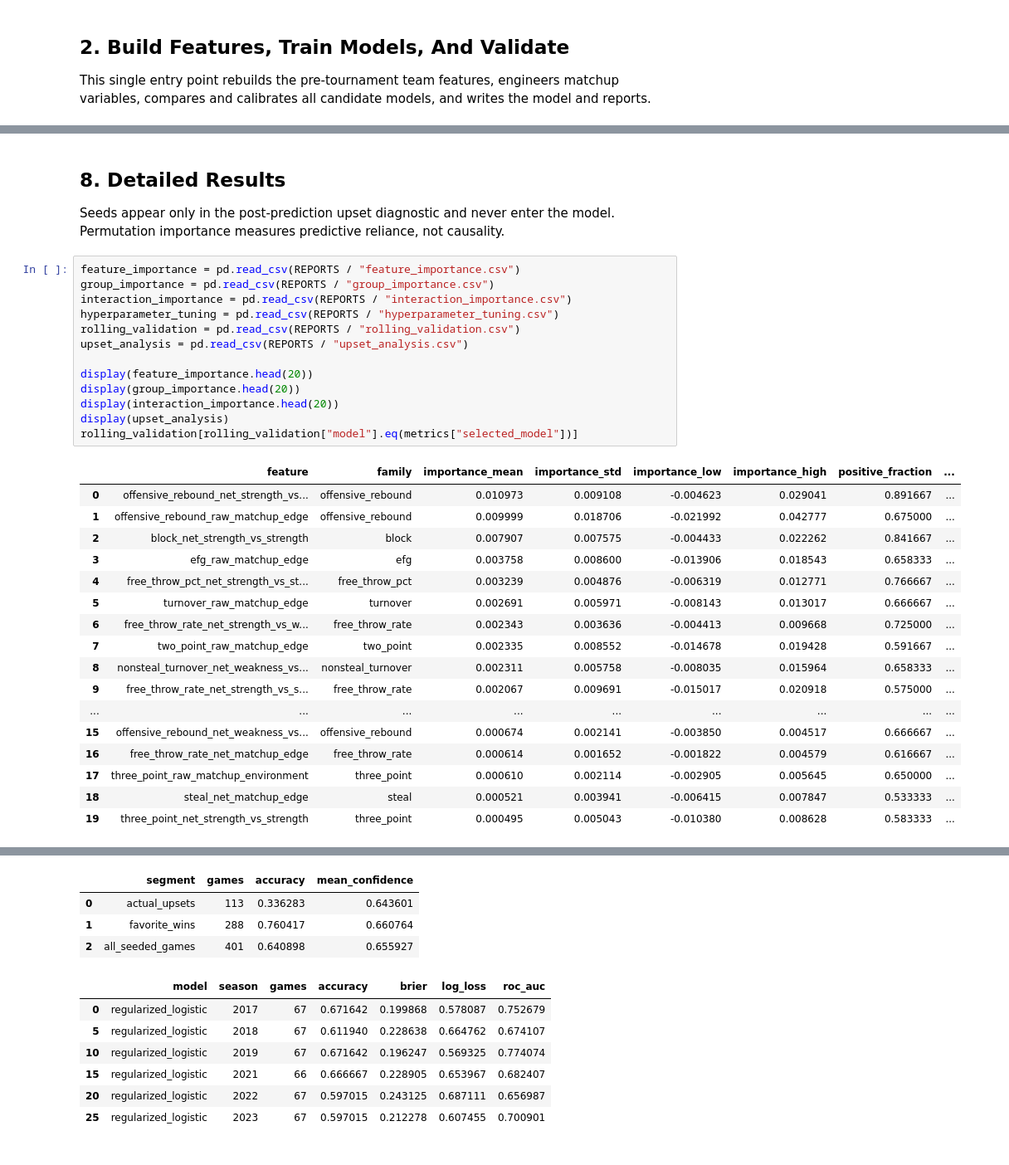
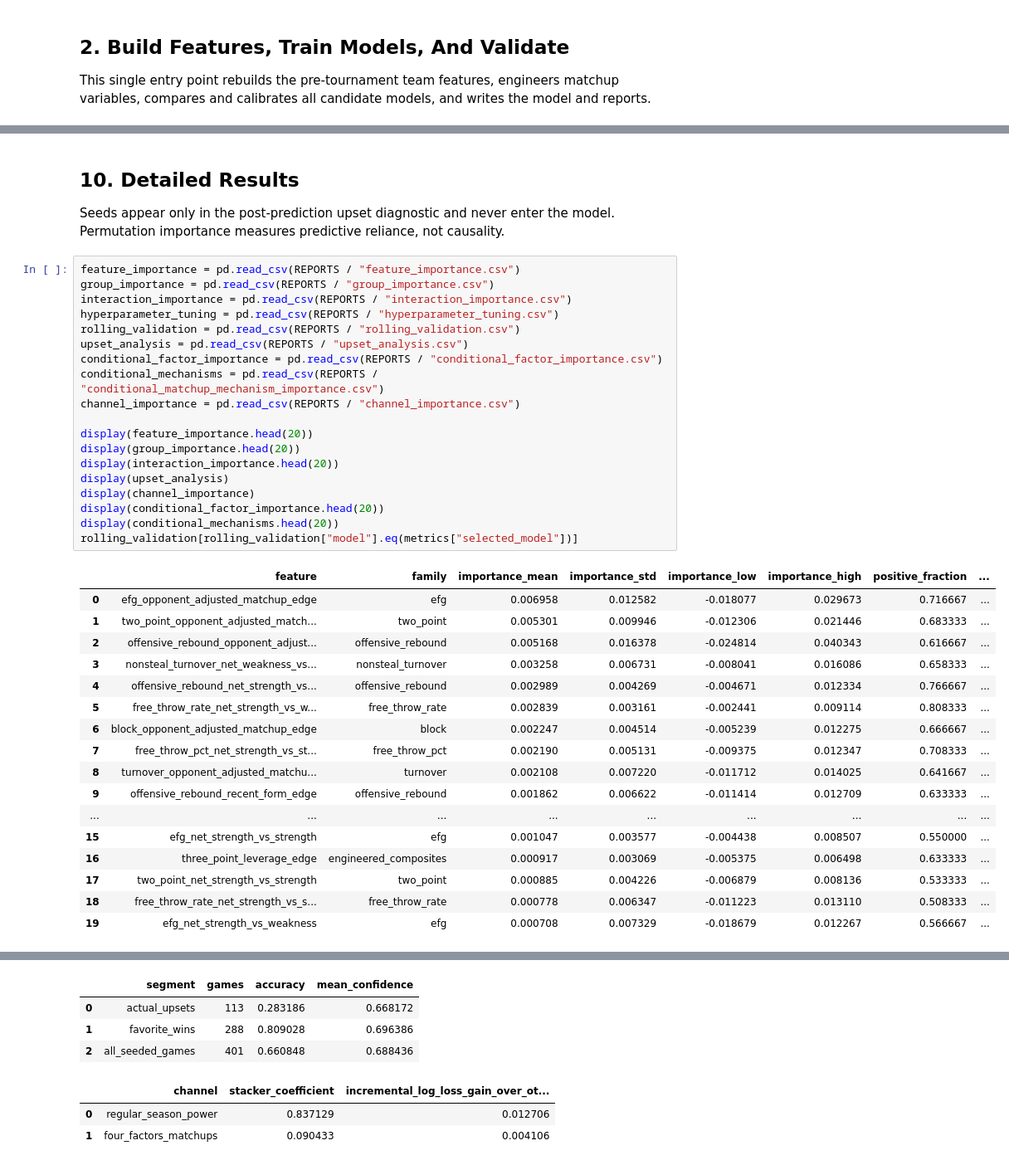
Before and after one commit to spacecowboy301/march-madness-decision-tree, a Jupyter notebook: notebooks/march_madness_factor_importance.ipynb, the cells around one changed output, grey strips where cells are left out. Shown at 83% size. Saved outputs shown, nothing was run; the diff lists cells and outputs as text.

Commit message:
Add regular-season power and matchup analysis

```diff
--- a/notebooks/march_madness_factor_importance.ipynb
+++ b/notebooks/march_madness_factor_importance.ipynb
@@ -212,37 +250,43 @@ display(Image(filename=str(FIGURES / "matchup_quadrants.png")))
 # %% [markdown]
-## 8. Detailed Results
+## 10. Detailed Results
 
 Seeds appear only in the post-prediction upset diagnostic and never enter the
 model. Permutation importance measures predictive reliance, not causality.
 # %%
 feature_importance = pd.read_csv(REPORTS / "feature_importance.csv")
 group_importance = pd.read_csv(REPORTS / "group_importance.csv")
 interaction_importance = pd.read_csv(REPORTS / "interaction_importance.csv")
 hyperparameter_tuning = pd.read_csv(REPORTS / "hyperparameter_tuning.csv")
 rolling_validation = pd.read_csv(REPORTS / "rolling_validation.csv")
 upset_analysis = pd.read_csv(REPORTS / "upset_analysis.csv")
+conditional_factor_importance = pd.read_csv(REPORTS / "conditional_factor_importance.csv")
+conditional_mechanisms = pd.read_csv(REPORTS / "conditional_matchup_mechanism_importance.csv")
+channel_importance = pd.read_csv(REPORTS / "channel_importance.csv")
 
 display(feature_importance.head(20))
 display(group_importance.head(20))
 display(interaction_importance.head(20))
 display(upset_analysis)
+display(channel_importance)
+display(conditional_factor_importance.head(20))
+display(conditional_mechanisms.head(20))
 rolling_validation[rolling_validation["model"].eq(metrics["selected_model"])]
 # %% [output]
 |  | feature | family | importance_mean | importance_std | importance_low | importance_high | positive_fraction | ... |
-| 0 | offensive_rebound_net_strength_vs... | offensive_rebound | 0.010973 | 0.009108 | -0.004623 | 0.029041 | 0.891667 | ... |
-| 1 | offensive_rebound_raw_matchup_edge | offensive_rebound | 0.009999 | 0.018706 | -0.021992 | 0.042777 | 0.675000 | ... |
-| 2 | block_net_strength_vs_strength | block | 0.007907 | 0.007575 | -0.004433 | 0.022262 | 0.841667 | ... |
-| 3 | efg_raw_matchup_edge | efg | 0.003758 | 0.008600 | -0.013906 | 0.018543 | 0.658333 | ... |
-| 4 | free_throw_pct_net_strength_vs_st... | free_throw_pct | 0.003239 | 0.004876 | -0.006319 | 0.012771 | 0.766667 | ... |
-| 5 | turnover_raw_matchup_edge | turnover | 0.002691 | 0.005971 | -0.008143 | 0.013017 | 0.666667 | ... |
-| 6 | free_throw_rate_net_strength_vs_w... | free_throw_rate | 0.002343 | 0.003636 | -0.004413 | 0.009668 | 0.725000 | ... |
-| 7 | two_point_raw_matchup_edge | two_point | 0.002335 | 0.008552 | -0.014678 | 0.019428 | 0.591667 | ... |
-| 8 | nonsteal_turnover_net_weakness_vs... | nonsteal_turnover | 0.002311 | 0.005758 | -0.008035 | 0.015964 | 0.658333 | ... |
-| 9 | free_throw_rate_net_strength_vs_s... | free_throw_rate | 0.002067 | 0.009691 | -0.015017 | 0.020918 | 0.575000 | ... |
+| 0 | efg_opponent_adjusted_matchup_edge | efg | 0.006958 | 0.012582 | -0.018077 | 0.029673 | 0.716667 | ... |
+| 1 | two_point_opponent_adjusted_match... | two_point | 0.005301 | 0.009946 | -0.012306 | 0.021446 | 0.683333 | ... |
+| 2 | offensive_rebound_opponent_adjust... | offensive_rebound | 0.005168 | 0.016378 | -0.024814 | 0.040343 | 0.616667 | ... |
+| 3 | nonsteal_turnover_net_weakness_vs... | nonsteal_turnover | 0.003258 | 0.006731 | -0.008041 | 0.016086 | 0.658333 | ... |
+| 4 | offensive_rebound_net_strength_vs... | offensive_rebound | 0.002989 | 0.004269 | -0.004671 | 0.012334 | 0.766667 | ... |
+| 5 | free_throw_rate_net_strength_vs_w... | free_throw_rate | 0.002839 | 0.003161 | -0.002441 | 0.009114 | 0.808333 | ... |
+| 6 | block_opponent_adjusted_matchup_edge | block | 0.002247 | 0.004514 | -0.005239 | 0.012275 | 0.666667 | ... |
+| 7 | free_throw_pct_net_strength_vs_st... | free_throw_pct | 0.002190 | 0.005131 | -0.009375 | 0.012347 | 0.708333 | ... |
+| 8 | turnover_opponent_adjusted_matchu... | turnover | 0.002108 | 0.007220 | -0.011712 | 0.014025 | 0.641667 | ... |
+| 9 | offensive_rebound_recent_form_edge | offensive_rebound | 0.001862 | 0.006622 | -0.011414 | 0.012709 | 0.633333 | ... |
 | ... | ... | ... | ... | ... | ... | ... | ... | ... |
-| 15 | offensive_rebound_net_weakness_vs... | offensive_rebound | 0.000674 | 0.002141 | -0.003850 | 0.004517 | 0.666667 | ... |
-| 16 | free_throw_rate_net_matchup_edge | free_throw_rate | 0.000614 | 0.001652 | -0.001822 | 0.004579 | 0.616667 | ... |
-| 17 | three_point_raw_matchup_environment | three_point | 0.000610 | 0.002114 | -0.002905 | 0.005645 | 0.650000 | ... |
-| 18 | steal_net_matchup_edge | steal | 0.000521 | 0.003941 | -0.006415 | 0.007847 | 0.533333 | ... |
-| 19 | three_point_net_strength_vs_strength | three_point | 0.000495 | 0.005043 | -0.010380 | 0.008628 | 0.583333 | ... |
+| 15 | efg_net_strength_vs_strength | efg | 0.001047 | 0.003577 | -0.004438 | 0.008507 | 0.550000 | ... |
+| 16 | three_point_leverage_edge | engineered_composites | 0.000917 | 0.003069 | -0.005375 | 0.006498 | 0.633333 | ... |
+| 17 | two_point_net_strength_vs_strength | two_point | 0.000885 | 0.004226 | -0.006879 | 0.008136 | 0.533333 | ... |
+| 18 | free_throw_rate_net_strength_vs_s... | free_throw_rate | 0.000778 | 0.006347 | -0.011223 | 0.013110 | 0.508333 | ... |
+| 19 | efg_net_strength_vs_weakness | efg | 0.000708 | 0.007329 | -0.018679 | 0.012267 | 0.566667 | ... |
 |  | model | factor_group | feature_count | importance_mean | importance_std | positive_fraction |
@@ -282,11 +326,7 @@ rolling_validation[rolling_validation["model"].eq(metrics["selected_model"])]
 |  | segment | games | accuracy | mean_confidence |
-| 0 | actual_upsets | 113 | 0.336283 | 0.643601 |
-| 1 | favorite_wins | 288 | 0.760417 | 0.660764 |
-| 2 | all_seeded_games | 401 | 0.640898 | 0.655927 |
+| 0 | actual_upsets | 113 | 0.283186 | 0.668172 |
+| 1 | favorite_wins | 288 | 0.809028 | 0.696386 |
+| 2 | all_seeded_games | 401 | 0.660848 | 0.688436 |
-|  | model | season | games | accuracy | brier | log_loss | roc_auc |
-| 0 | regularized_logistic | 2017 | 67 | 0.671642 | 0.199868 | 0.578087 | 0.752679 |
-| 5 | regularized_logistic | 2018 | 67 | 0.611940 | 0.228638 | 0.664762 | 0.674107 |
-| 10 | regularized_logistic | 2019 | 67 | 0.671642 | 0.196247 | 0.569325 | 0.774074 |
-| 15 | regularized_logistic | 2021 | 66 | 0.666667 | 0.228905 | 0.653967 | 0.682407 |
-| 20 | regularized_logistic | 2022 | 67 | 0.597015 | 0.243125 | 0.687111 | 0.656987 |
-| 25 | regularized_logistic | 2023 | 67 | 0.597015 | 0.212278 | 0.607455 | 0.700901 |
+|  | channel | stacker_coefficient | incremental_log_loss_gain_over_ot... |
+| 0 | regular_season_power | 0.837129 | 0.012706 |
+| 1 | four_factors_matchups | 0.090433 | 0.004106 |
```
Also changed, not shown: parts of 21 cells of this notebook, 39 other files.
